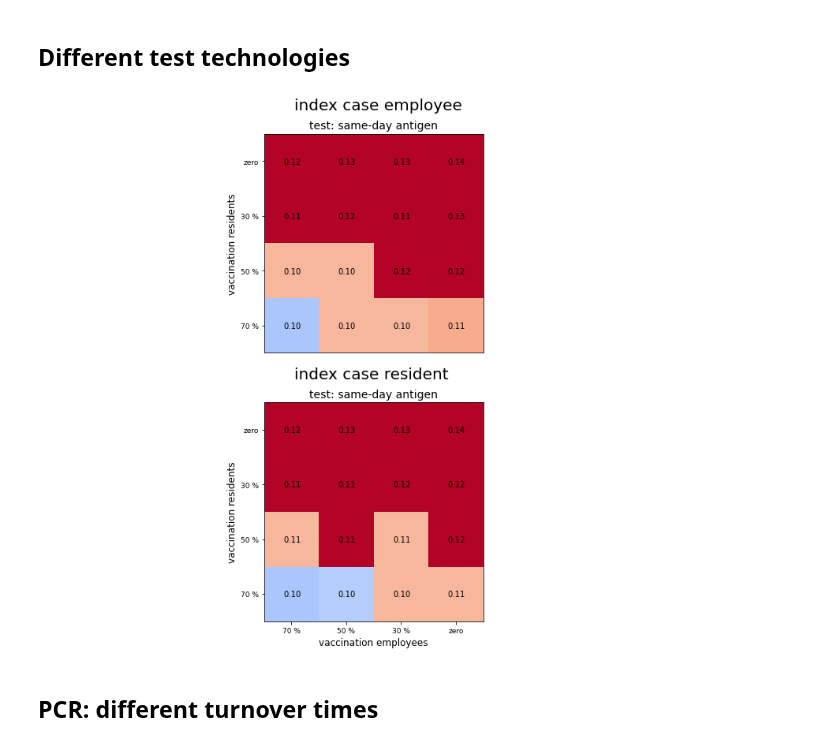
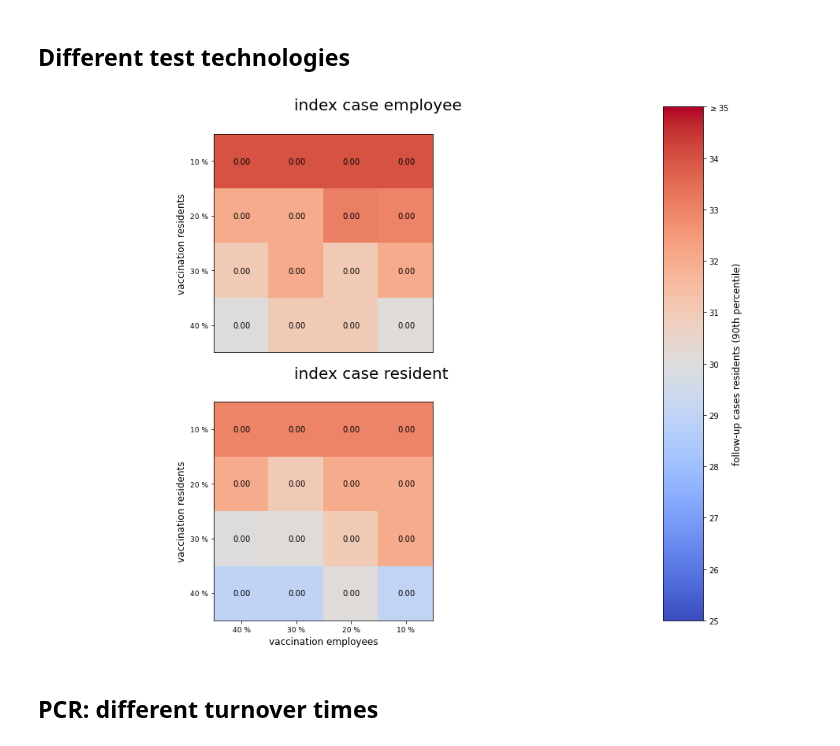
Before and after one commit to JanaLasser/nursing_home_SEIRX, a Jupyter notebook: analysis_vaccination.ipynb, the cells around one changed output. Cells and saved outputs as stored; diff of their text form; code cells hidden in the pictures.

Commit message:
vaccination plots etc

```diff
--- a/analysis_vaccination.ipynb
+++ b/analysis_vaccination.ipynb
@@ -14,7 +14,7 @@ def get_image(df, subset, metric):
     subset = df.loc[subset]
     img = np.zeros((4,4))
     #screening_intervals = ['none', 'once\na week', 'every\n3 days', 'every\n2 days']
-    screening_intervals = ['70 %', '50 %', '30 %', 'zero']
+    screening_intervals = ['40 %','30 %','20 %','10 %']
     for i, p_index in enumerate(screening_intervals):
         for j, e_index in enumerate(screening_intervals):
             img[i, j] = subset.loc[p_index, e_index][metric]
@@ -54,10 +54,10 @@ def annotate_heatmap(ax, img):
      #         2:'every\n2 days',
      #         3:'every\n3 days',
       #        7:'once\na week'}
-frequency_name_map = {0.7:'70 %',
-              0.5:'50 %',
+frequency_name_map = {0.4:'40 %',
               0.3:'30 %',
-              0:'zero'}
+              0.2:'20 %',
+              0.1:'10 %',}
 
 test_name_map = {'same_day_antigen':'same-day antigen', 'one_day_PCR':'one day PCR',
              'two_day_PCR':'two days PCR', 'same_day_PCR':'same-day PCR',
@@ -73,7 +73,7 @@ index_case_map = {'employee':'index case employee',
                   'resident':'index case resident'}
 
 #screening_intervals = ['none', 'once\na week', 'every\n3 days', 'every\n2 days']
-screening_intervals = ['70 %', '50 %', '30 %', 'zero']
+screening_intervals = ['40 %','30 %','20 %','10 %']
 # %% [markdown]
 ### Data loading and wrangling
 # %%
@@ -122,7 +112,7 @@ sim_name = 'simulation_results'
 
 # figure layout & axis setup
 fig = plt.figure(figsize=(15, 12))
-gs = fig.add_gridspec(nrows=4, ncols=1, width_ratios=[.5], height_ratios = [0.01,0.49, 0.01,0.49])#,\
+gs = fig.add_gridspec(nrows=4, ncols=2, width_ratios=[.7,.05], height_ratios = [0.01,0.49, 0.01,0.49])#,\
                       #height_ratios=[0.1,1], wspace=0.05, hspace=0)
 
 title_ax_1 = fig.add_subplot(gs[0, 0:])
@@ -135,15 +125,15 @@ hmap_ax_4 = fig.add_subplot(gs[3, 0])
 #hmap_ax_5 = fig.add_subplot(gs[3, 1])
 #hmap_ax_6 = fig.add_subplot(gs[3, 2])
 
-#cbar_ax = fig.add_subplot(gs[1:, 0])
+cbar_ax = fig.add_subplot(gs[0:, 1])
 
 hmap_axes = [[hmap_ax_1],[hmap_ax_4]]#, hmap_ax_2, hmap_ax_3], [hmap_ax_4, hmap_ax_5, hmap_ax_6]]
 title_axes = [title_ax_1, title_ax_2]
 
 # possible range of median outbreak sizes to fix the dynamic range of the
 # colormaps
-vmin=1
-vmax=4
+vmin=25
+vmax=35
 vstep=1
 
 # compare scenarios in which either employees or residents are the index case
@@ -173,40 +163,36 @@ for i, index_case_mode in enumerate(['employee', 'resident']):
         if j in [0, 3]:
             yticks = True
 
         # put the testing technology in the heatmap title
-        ax.set_title('test: {}'\
-                .format(test_name_map[test_type]), fontsize=14)
+        #ax.set_title('test: {}'\
+                #.format(test_name_map[test_type]), fontsize=14)
 
         # plot heatmap of the scenario
         img = get_image(df, test_type, metric)
         if index_case_mode == 'resident':
             # if a resident is the index case, we need to subtract 1 from the
             # number of infected residents, to calculate the "outbreak size",
             # which is defined as the number of FOLLOW-UP cases, given an index
             # case
             img = img - 1
         img_plot = plot_heatmap_turnover_time(ax,img,vmin,vmax,xticks,yticks)
 
         # annotate heatmap with tests / days / agent
         tests_per_agent = get_image(df, test_type, 'N_tests_mean') / (35+18)
         duration = get_image(df,test_type, 'duration_mean')
         tests_per_agent_per_day = tests_per_agent / duration
         annotate_heatmap(ax, tests_per_agent_per_day)
 
 # colorbar
 norm = mpl.colors.Normalize(vmin=vmin,vmax=vmax)
 sm = plt.cm.ScalarMappable(cmap= plt.get_cmap('coolwarm'), norm=norm)
 cbar = fig.colorbar(sm, cax=cbar_ax, orientation='vertical',\
                         ticks=np.arange(vmin, vmax + 1, vstep))
 yticklabels = list(range(vmin, vmax)) + ['$\geq {}$'.format(vmax)]
 cbar.ax.set_yticklabels(yticklabels)
 cbar.set_label('{}'.format(metric_name_map[metric]), fontsize=12)
-
-#plt.savefig(join(dst_path, 'screening_frequency_test_technology.png'), dpi=300,
-#            transparent=True)
-#plt.savefig(join(dst_path, 'screening_frequency_test_technology.pdf'))
 # %% [output]
-[figure, old version]
+[figure, new version]
 # %% [markdown]
 ## PCR: different turnover times
 # %%
```
Also changed, not shown: parts of 1 cell of this notebook, 3 other files.
